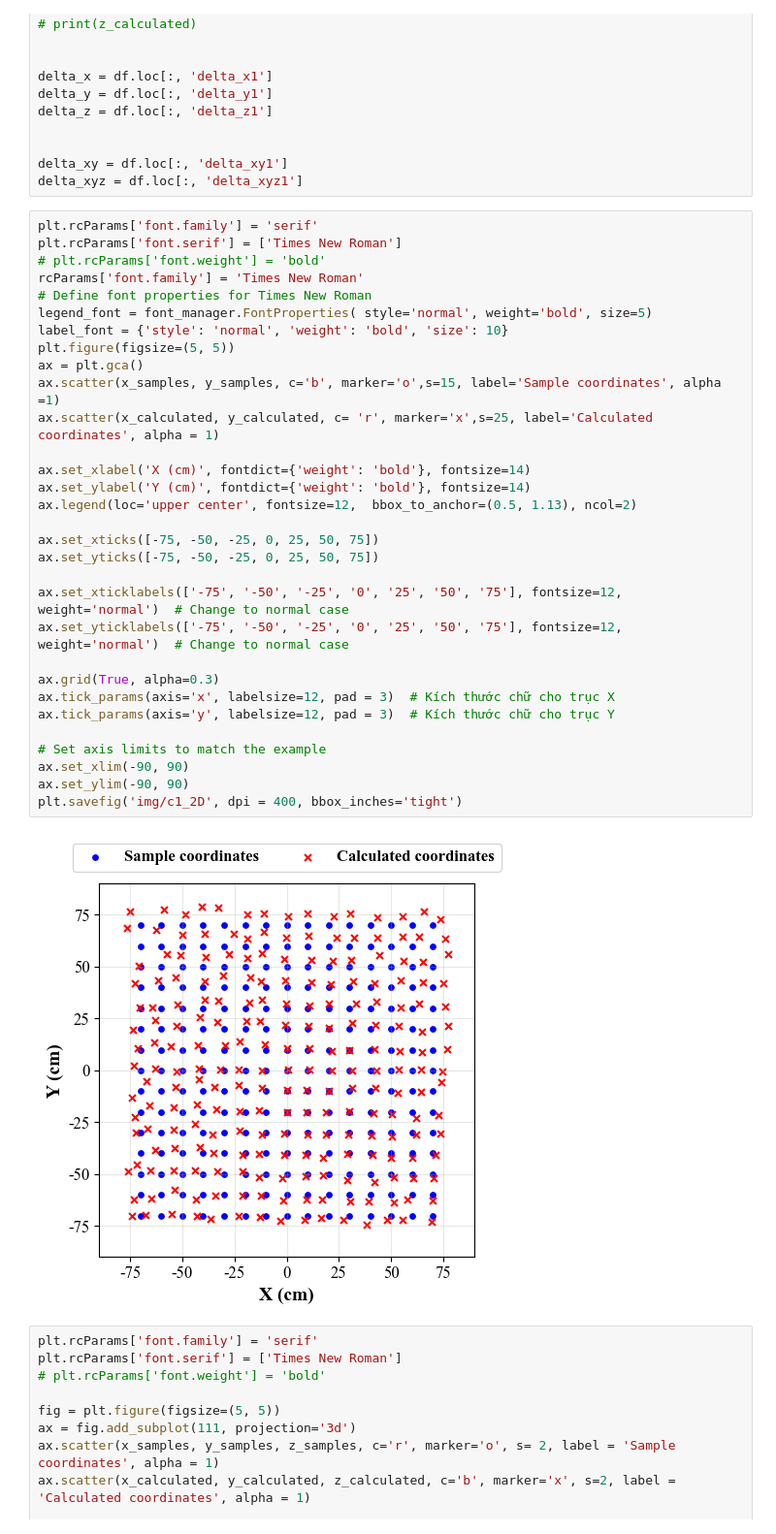
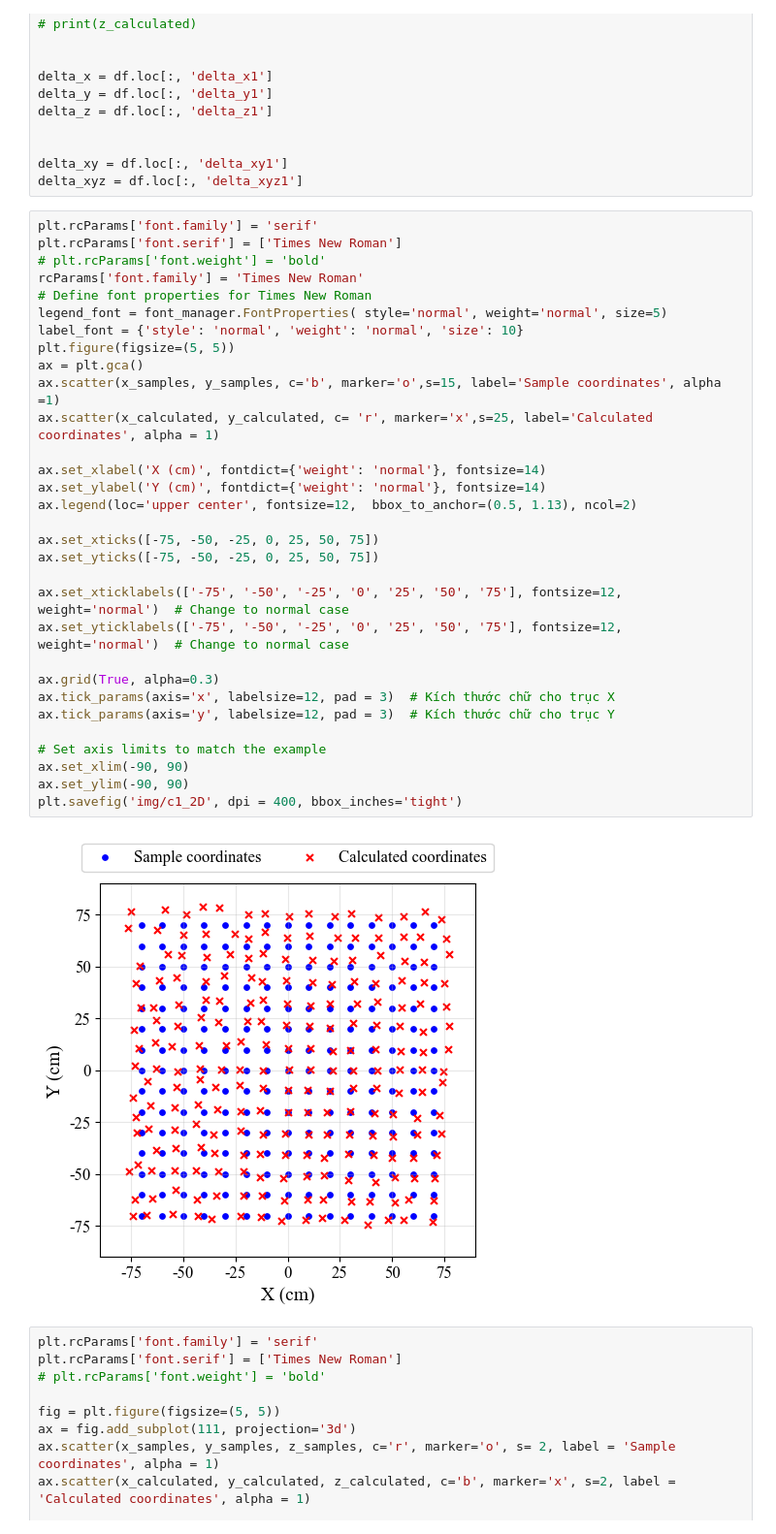
Before and after one commit to nguyendinhquan140701/LEDs_Data_Processing, a Jupyter notebook: Encode_Decode/draw/c1_position.ipynb, the cells around one changed output. Shown at 97% size. Drawn from its saved outputs; the diff is of its cells as text.

```diff
--- a/Encode_Decode/draw/c1_position.ipynb
+++ b/Encode_Decode/draw/c1_position.ipynb
@@ -32,36 +32,36 @@ delta_xyz = df.loc[:, 'delta_xyz1']
 # %%
 plt.rcParams['font.family'] = 'serif'
 plt.rcParams['font.serif'] = ['Times New Roman']
 # plt.rcParams['font.weight'] = 'bold'
 rcParams['font.family'] = 'Times New Roman'
 # Define font properties for Times New Roman
-legend_font = font_manager.FontProperties( style='normal', weight='bold', size=5)
-label_font = {'style': 'normal', 'weight': 'bold', 'size': 10}
+legend_font = font_manager.FontProperties( style='normal', weight='normal', size=5)
+label_font = {'style': 'normal', 'weight': 'normal', 'size': 10}
 plt.figure(figsize=(5, 5))
 ax = plt.gca()
 ax.scatter(x_samples, y_samples, c='b', marker='o',s=15, label='Sample coordinates', alpha =1)
 ax.scatter(x_calculated, y_calculated, c= 'r', marker='x',s=25, label='Calculated coordinates', alpha = 1)
 
-ax.set_xlabel('X (cm)', fontdict={'weight': 'bold'}, fontsize=14)
-ax.set_ylabel('Y (cm)', fontdict={'weight': 'bold'}, fontsize=14)
+ax.set_xlabel('X (cm)', fontdict={'weight': 'normal'}, fontsize=14)
+ax.set_ylabel('Y (cm)', fontdict={'weight': 'normal'}, fontsize=14)
 ax.legend(loc='upper center', fontsize=12,  bbox_to_anchor=(0.5, 1.13), ncol=2)
 
 ax.set_xticks([-75, -50, -25, 0, 25, 50, 75])
 ax.set_yticks([-75, -50, -25, 0, 25, 50, 75])
 
 ax.set_xticklabels(['-75', '-50', '-25', '0', '25', '50', '75'], fontsize=12, weight='normal')  # Change to normal case
 ax.set_yticklabels(['-75', '-50', '-25', '0', '25', '50', '75'], fontsize=12, weight='normal')  # Change to normal case
 
 ax.grid(True, alpha=0.3)
 ax.tick_params(axis='x', labelsize=12, pad = 3)  # Kích thước chữ cho trục X
 ax.tick_params(axis='y', labelsize=12, pad = 3)  # Kích thước chữ cho trục Y
 
 # Set axis limits to match the example
 ax.set_xlim(-90, 90)
 ax.set_ylim(-90, 90)
 plt.savefig('img/c1_2D', dpi = 400, bbox_inches='tight')
 # %% [output]
-[figure, old version]
+[figure, new version]
 # %%
 plt.rcParams['font.family'] = 'serif'
 plt.rcParams['font.serif'] = ['Times New Roman']
```
Also changed, not shown: 1 other file.
